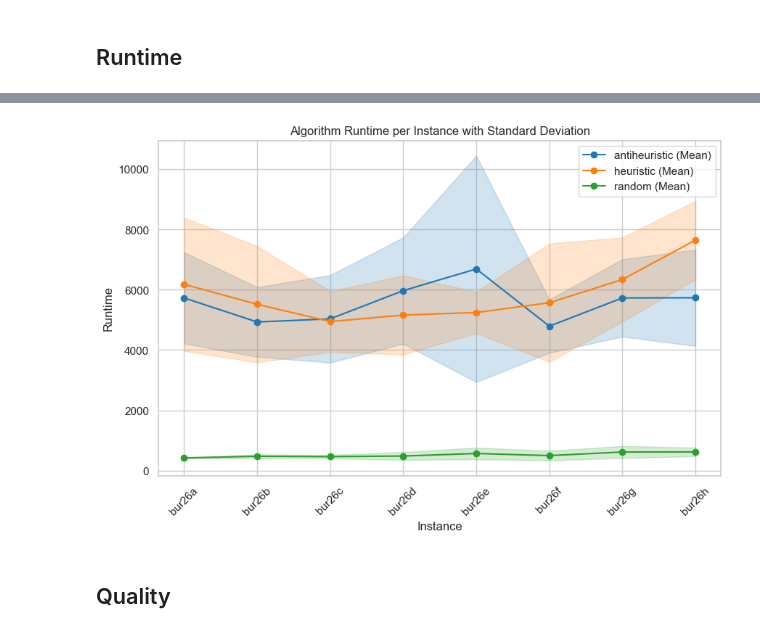
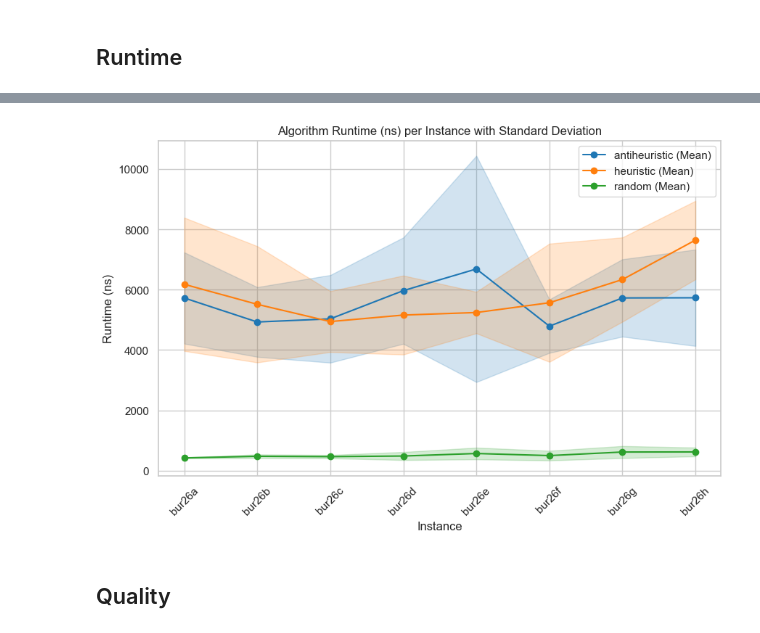
Before and after one commit to MatTheTab/Biologically_Inspired_Algorithms, a Jupyter notebook: LS_Results.ipynb, the cells around one changed output, grey strips where cells are left out. Cells and saved outputs as stored; diff of their text form; code cells hidden in the pictures.

```diff
--- a/LS_Results.ipynb
+++ b/LS_Results.ipynb
@@ -153,8 +161,8 @@ plot_algorithms(ls_algorithms, title="Runtime")
 # %%
 non_ls_algorithms = summary[~summary["Algorithm"].str.contains("LS")]
-plot_algorithms(non_ls_algorithms, title="Runtime")
+plot_algorithms(non_ls_algorithms, title="Runtime [ns]")
 # %% [output]
-[figure, old version]
+[figure, new version]
 # %% [markdown]
 ## Quality
 # %%
```
Also changed, not shown: parts of 25 cells of this notebook.
